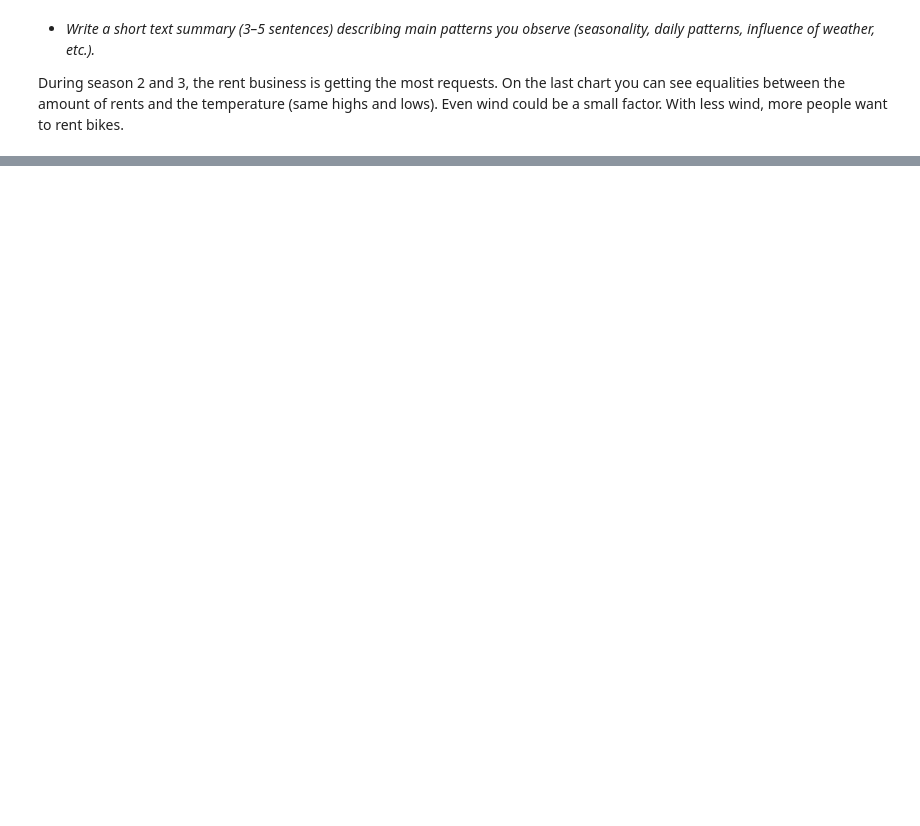
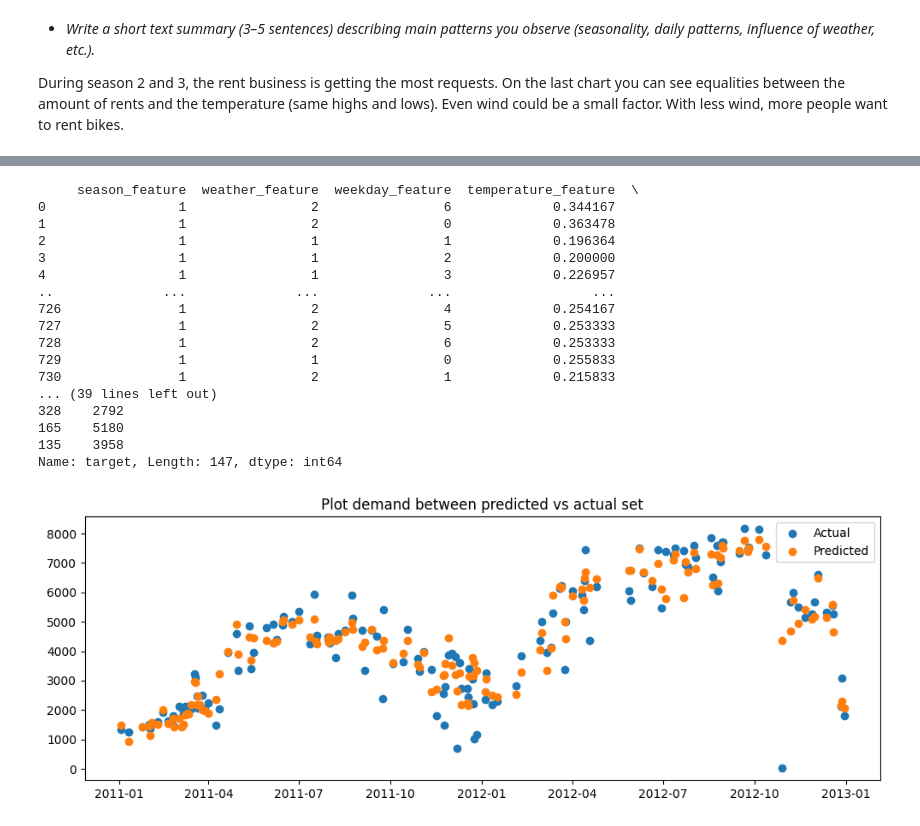
Before and after one commit to pi8901/DataScience, a Jupyter notebook: 7023871_MirkoCordes.ipynb, the cells around one changed output, grey strips where cells are left out. Drawn from its saved outputs; the diff is of its cells as text; code cells hidden in the pictures; blank space fills up the shorter version.

```diff
--- a/7023871_MirkoCordes.ipynb
+++ b/7023871_MirkoCordes.ipynb
@@ -251,0 +243,66 @@ During season 2 and 3, the rent business is getting the most requests. On the la
+# %%
+from sklearn.linear_model import LinearRegression
+from sklearn.ensemble import RandomForestRegressor
+from sklearn.preprocessing import OneHotEncoder
+# encode categorical features
+features = [
+    "temperature_feature",
+    "humidity_feature",
+    "windspeed_feature",
+    "holiday_feature",
+    "working_day_feature"]
+# onehot encoding
+df_categorical_encoded = pd.get_dummies(df[cols], dtype=int)
+df_numeric = df[features]
+
+df_features = pd.concat([df_categorical_encoded, df_numeric, pd.to_numeric(df["datetime"])], axis=1)
+print(df_features)
+
+# splitting data
+from sklearn.model_selection import train_test_split
+rand = 42
+X = df_features
+y = df["target"]
+x_train_validation, x_test, y_train_validation, y_test = train_test_split(X, y, test_size=0.2, random_state=rand)
+x_train, x_validation, y_train, y_validation = train_test_split(x_train_validation, y_train_validation, test_size=0.125, random_state=rand)
+
+# train model
+model = RandomForestRegressor(random_state=rand)
+model.fit(x_train, y_train)
+
+# evaluation
+y_pred = model.predict(x_test)
+from sklearn.metrics import mean_absolute_error
+from sklearn.metrics import r2_score
+from sklearn.metrics import root_mean_squared_error
+print(root_mean_squared_error(y_test, y_pred))
+print(mean_absolute_error(y_test, y_pred))
+print(r2_score(y_test, y_pred))
+
+print(y_test)
+
+plt.figure(figsize=(12,4))
+plt.scatter(pd.to_datetime(x_test["datetime"]), y_test, label="Actual")
+plt.scatter(pd.to_datetime(x_test["datetime"]), y_pred, label="Predicted")
+plt.legend()
+plt.title("Plot demand between predicted vs actual set")
+plt.show()
+# %% [output]
+     season_feature  weather_feature  weekday_feature  temperature_feature  \
+0                 1                2                6             0.344167
+1                 1                2                0             0.363478
+2                 1                1                1             0.196364
+3                 1                1                2             0.200000
+4                 1                1                3             0.226957
+..              ...              ...              ...                  ...
+726               1                2                4             0.254167
+727               1                2                5             0.253333
+728               1                2                6             0.253333
+729               1                1                0             0.255833
+730               1                2                1             0.215833
+... (39 lines left out)
+328    2792
+165    5180
+135    3958
+Name: target, Length: 147, dtype: int64
+[figure, added]
```
Also changed, not shown: parts of 16 cells of this notebook, 1 other file.
